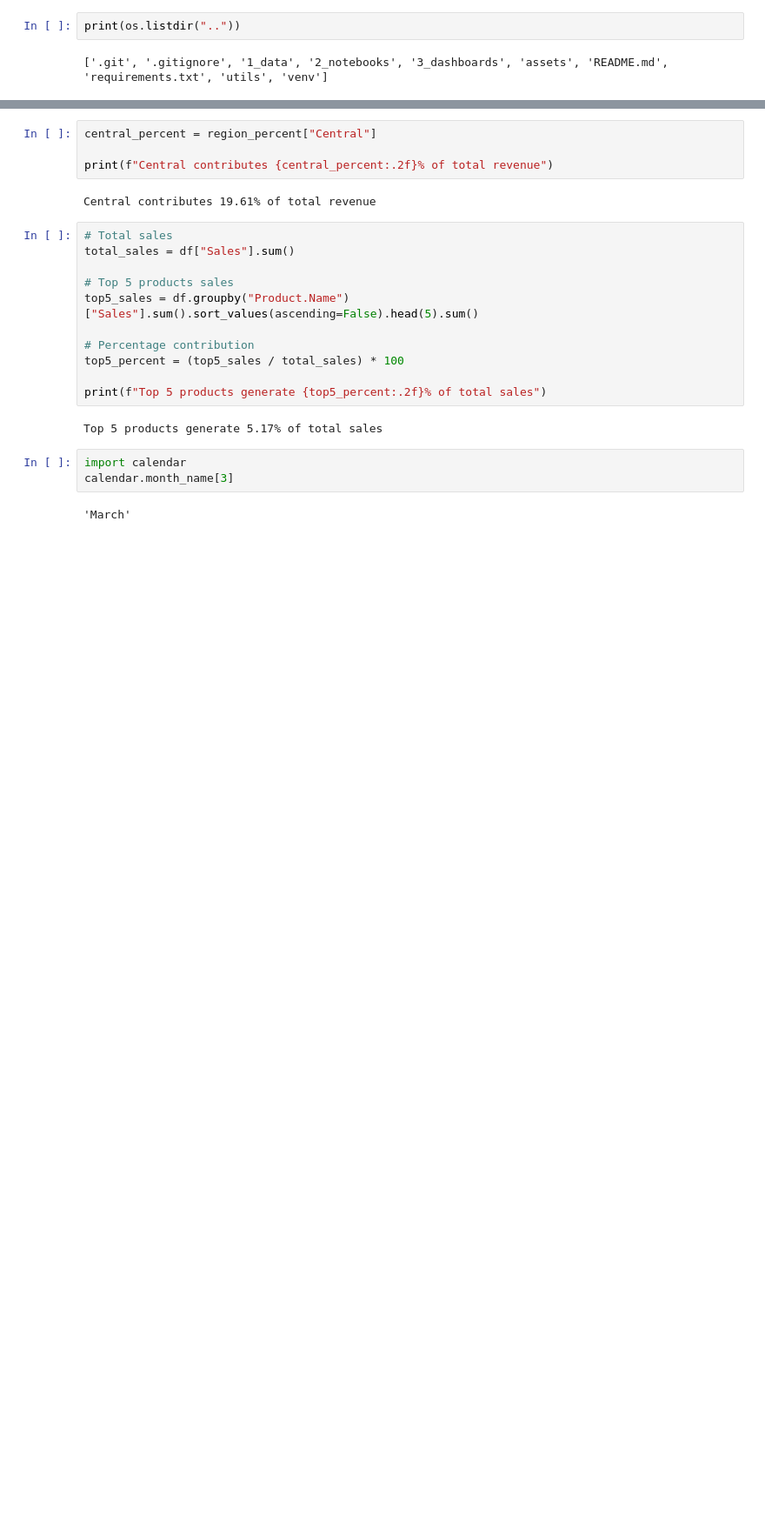
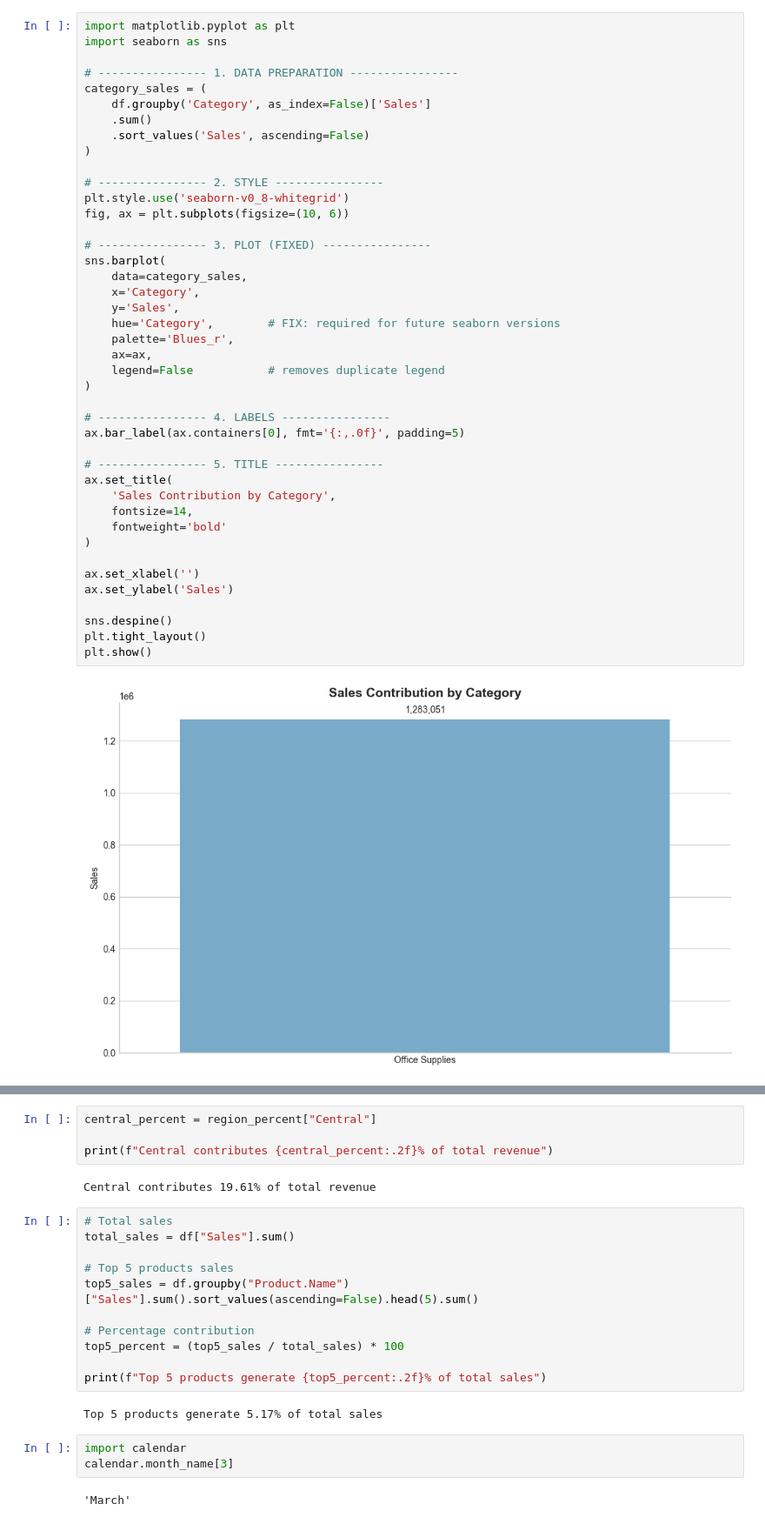
Before and after one commit to vivek31594-collab/sales-performance-dashboard, a Jupyter notebook: 2_notebooks/salesanalysis.ipynb, the cells around one changed output, grey strips where cells are left out. Shown at 87% size. Drawn from its saved outputs; the diff is of its cells as text; blank space fills up the shorter version.

```diff
--- a/2_notebooks/salesanalysis.ipynb
+++ b/2_notebooks/salesanalysis.ipynb
@@ -68,5 +245,45 @@ df.columns = df.columns.str.strip().str.replace(" ", ".")
 # %%
-print(os.listdir(".."))
+import matplotlib.pyplot as plt
+import seaborn as sns
+
+# ---------------- 1. DATA PREPARATION ----------------
+category_sales = (
+    df.groupby('Category', as_index=False)['Sales']
+    .sum()
+    .sort_values('Sales', ascending=False)
+)
+
+# ---------------- 2. STYLE ----------------
+plt.style.use('seaborn-v0_8-whitegrid')
+fig, ax = plt.subplots(figsize=(10, 6))
+
+# ---------------- 3. PLOT (FIXED) ----------------
+sns.barplot(
+    data=category_sales,
+    x='Category',
+    y='Sales',
+    hue='Category',        # FIX: required for future seaborn versions
+    palette='Blues_r',
+    ax=ax,
+    legend=False           # removes duplicate legend
+)
+
+# ---------------- 4. LABELS ----------------
+ax.bar_label(ax.containers[0], fmt='{:,.0f}', padding=5)
+
+# ---------------- 5. TITLE ----------------
+ax.set_title(
+    'Sales Contribution by Category',
+    fontsize=14,
+    fontweight='bold'
+)
+
+ax.set_xlabel('')
+ax.set_ylabel('Sales')
+
+sns.despine()
+plt.tight_layout()
+plt.show()
 # %% [output]
-['.git', '.gitignore', '1_data', '2_notebooks', '3_dashboards', 'assets', 'README.md', 'requirements.txt', 'utils', 'venv']
+[figure, added]
 # %%
```
Also changed, not shown: parts of 20 cells of this notebook, 1 other file.
